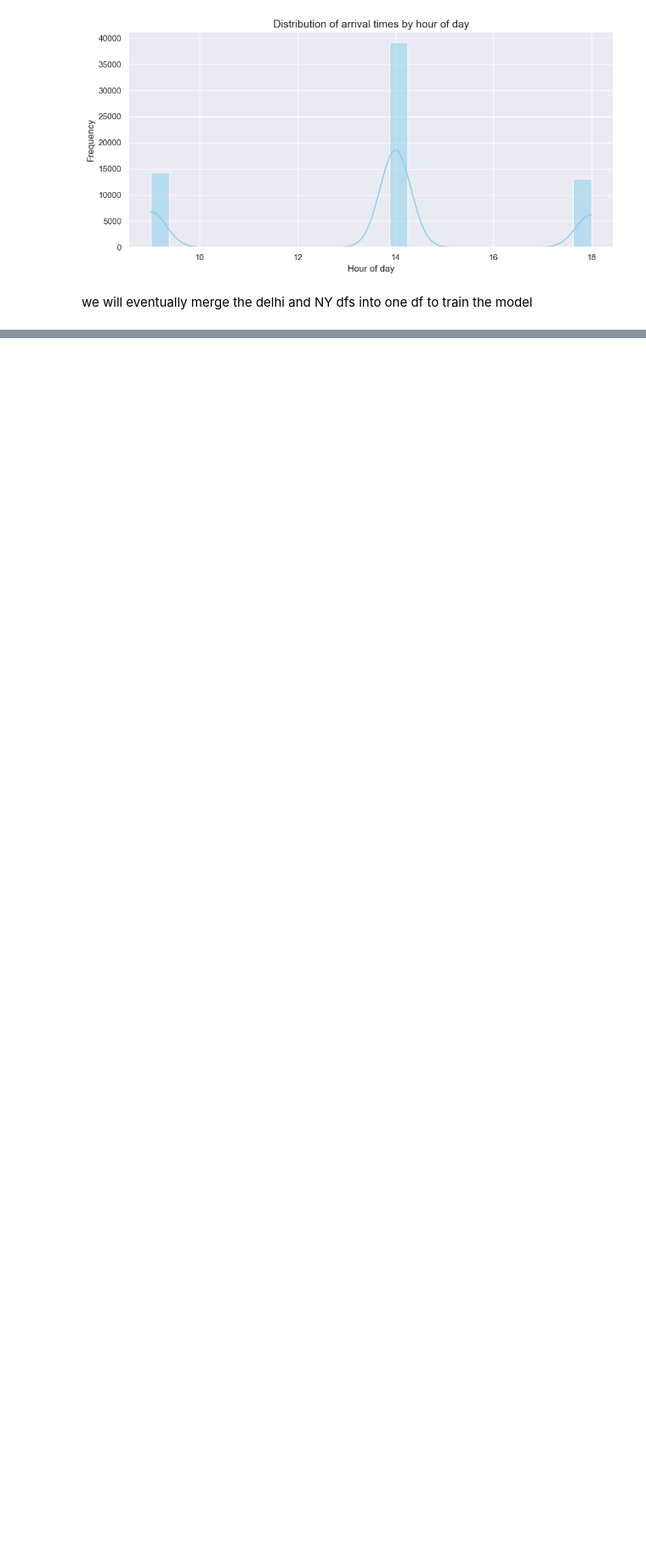
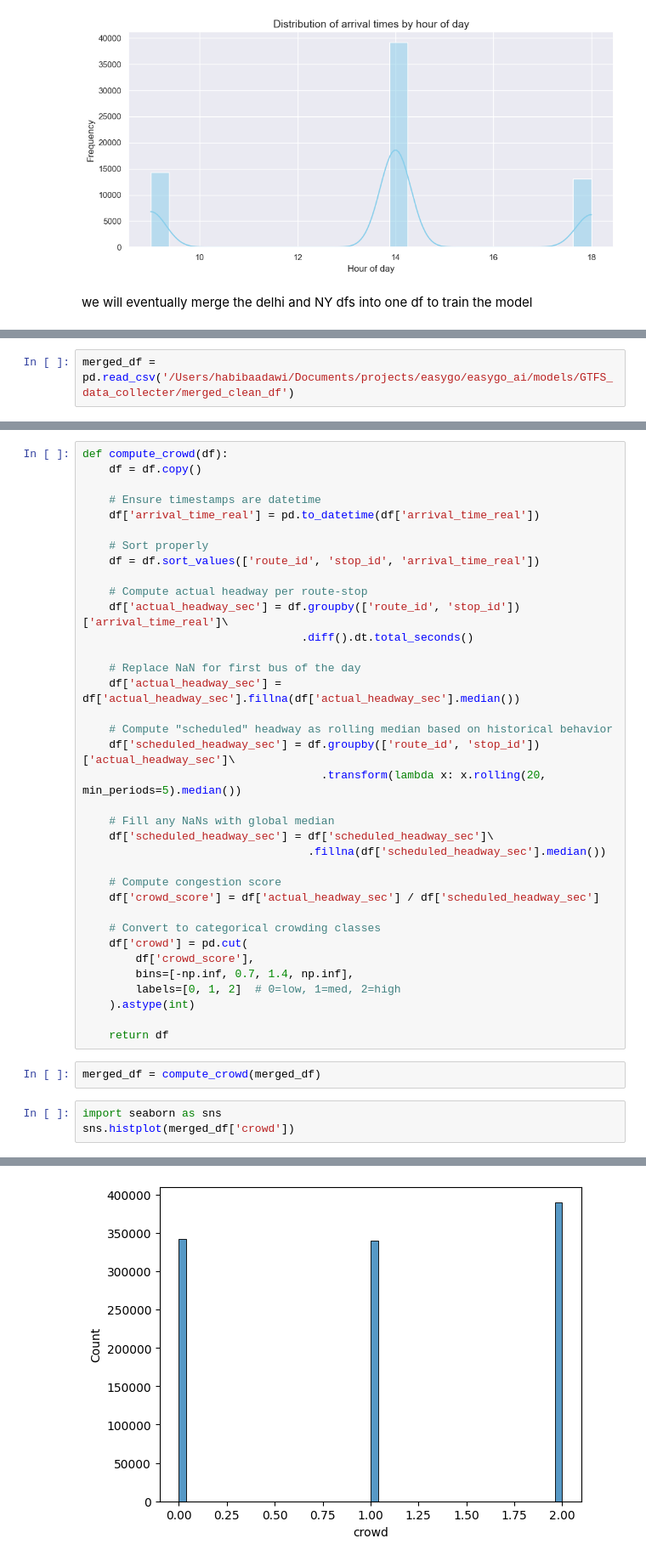
Before and after one commit to habibaadawi/Crowd-Prediciton-Model, a Jupyter notebook: notebook.ipynb, the cells around one changed output, grey strips where cells are left out. Shown: that part at 85% size. Cells and saved outputs as stored; diff of their text form; blank space fills up the shorter version.

```diff
--- a/notebook.ipynb
+++ b/notebook.ipynb
@@ -846,0 +837,2 @@ we will eventually merge the delhi and NY dfs into one df to train the model
+# %%
+merged_df = pd.read_csv('/Users/habibaadawi/Documents/projects/easygo/easygo_ai/models/GTFS_data_collecter/merged_clean_df')
@@ -846,0 +878,42 @@ we will eventually merge the delhi and NY dfs into one df to train the model
+# %%
+def compute_crowd(df):
+    df = df.copy()
+
+    # Ensure timestamps are datetime
+    df['arrival_time_real'] = pd.to_datetime(df['arrival_time_real'])
+
+    # Sort properly
+    df = df.sort_values(['route_id', 'stop_id', 'arrival_time_real'])
+
+    # Compute actual headway per route-stop
+    df['actual_headway_sec'] = df.groupby(['route_id', 'stop_id'])['arrival_time_real']\
+                                 .diff().dt.total_seconds()
+
+    # Replace NaN for first bus of the day
+    df['actual_headway_sec'] = df['actual_headway_sec'].fillna(df['actual_headway_sec'].median())
+
+    # Compute "scheduled" headway as rolling median based on historical behavior
+    df['scheduled_headway_sec'] = df.groupby(['route_id', 'stop_id'])['actual_headway_sec']\
+                                    .transform(lambda x: x.rolling(20, min_periods=5).median())
+
+    # Fill any NaNs with global median
+    df['scheduled_headway_sec'] = df['scheduled_headway_sec']\
+                                  .fillna(df['scheduled_headway_sec'].median())
+
+    # Compute congestion score
+    df['crowd_score'] = df['actual_headway_sec'] / df['scheduled_headway_sec']
+
+    # Convert to categorical crowding classes
+    df['crowd'] = pd.cut(
+        df['crowd_score'],
+        bins=[-np.inf, 0.7, 1.4, np.inf],
+        labels=[0, 1, 2]  # 0=low, 1=med, 2=high
+    ).astype(int)
+
+    return df
+# %%
+merged_df = compute_crowd(merged_df)
+# %%
+import seaborn as sns
+sns.histplot(merged_df['crowd'])
+# %% [output]
@@ -846,0 +921 @@ we will eventually merge the delhi and NY dfs into one df to train the model
+[figure, added]
```
Also changed, not shown: parts of 18 cells of this notebook.
